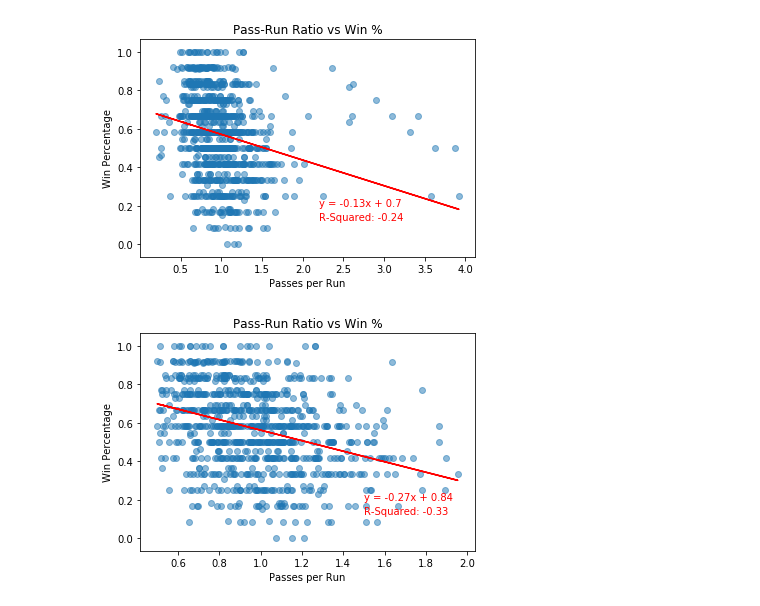
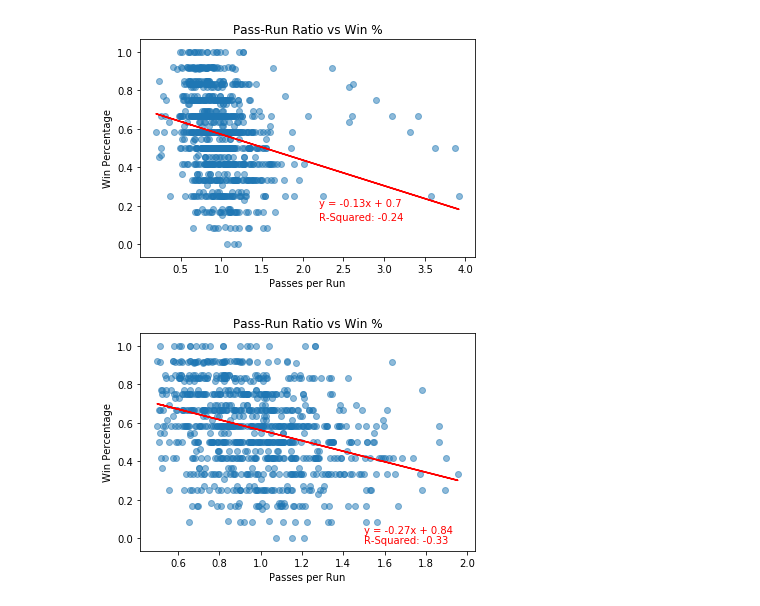
Before and after one commit to bdowd91/Project-1, a Jupyter notebook: PlayCallAnalysis.ipynb, the cells around one changed output. Cells and saved outputs as stored; diff of their text form; code cells hidden in the pictures.

Commit message:
Small code changes and figure changes. Added key figures to PPT for play calling analysis

```diff
--- a/PlayCallAnalysis.ipynb
+++ b/PlayCallAnalysis.ipynb
@@ -230,18 +239,21 @@ line_eq = "y = " + str(round(slope, 2)) + "x + " + str(round(intercept, 2))
 # %%
 # plot passRunRatio against Win %
 plt.scatter(plot_subset["passRunRatio"], plot_subset["winPct"], alpha = 0.5)
 
 # plot regression line & labels
 plt.plot(x_values, regress_values, color = "red")
-plt.annotate(line_eq, (1.5, 0.2), fontsize = 10, color = "red")
-plt.annotate(f"R-Squared: {round(rvalue, 2)}", (1.5, 0.125), fontsize = 10, color = "red")
+plt.annotate(line_eq, (1.5, 0.025), fontsize = 10, color = "red")
+plt.annotate(f"R-Squared: {round(rvalue, 2)}", (1.5, -0.025), fontsize = 10, color = "red")
 
 # add title & labels
 plt.title("Pass-Run Ratio vs Win %")
 plt.xlabel("Passes per Run")
 plt.ylabel("Win Percentage")
 
+# save figure
+plt.savefig("Figures/passRun_winPct")
+
 # show plot
 plt.show()
 # %% [output]
-[figure, old version]
+[figure, new version]
```
Also changed, not shown: parts of 3 cells of this notebook, 21 other files.
